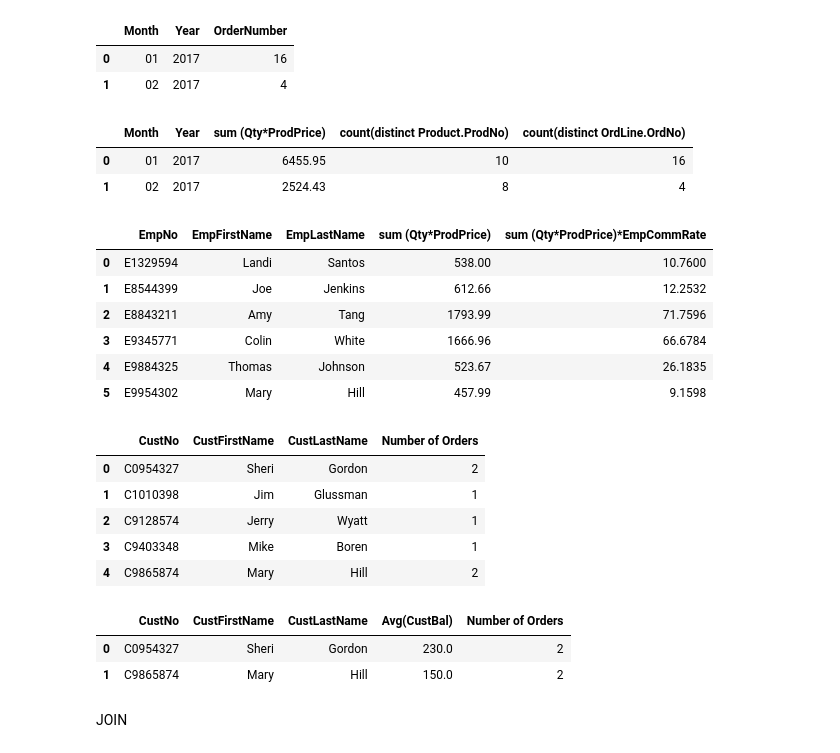
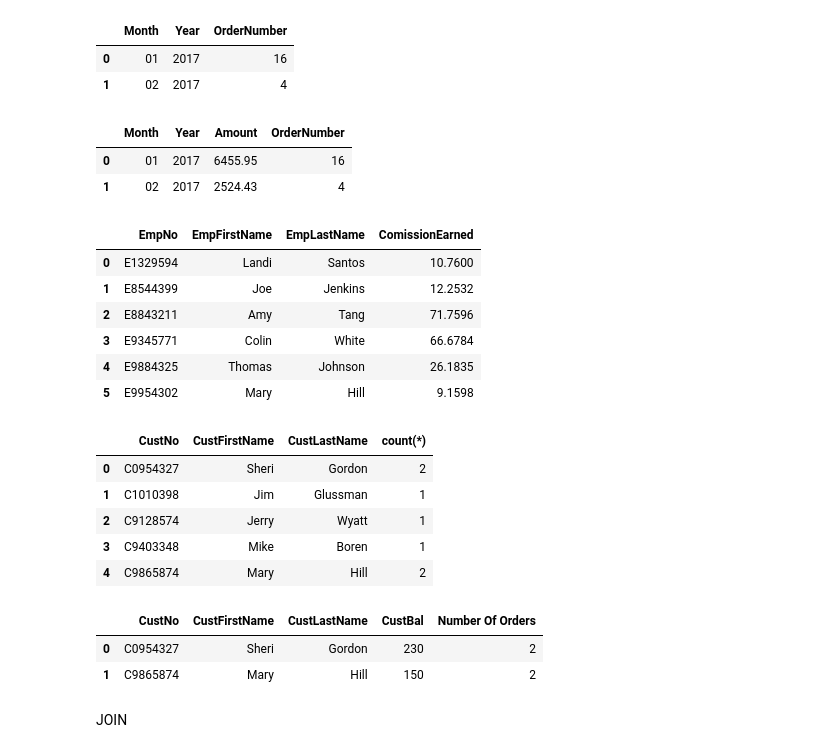
Before and after one commit to ogut77/BA, a Jupyter notebook: MultipleTableAns.ipynb, the cells around one changed output. Saved outputs shown, nothing was run; the diff lists cells and outputs as text; code cells hidden in the pictures.

```diff
--- a/MultipleTableAns.ipynb
+++ b/MultipleTableAns.ipynb
@@ -405,81 +398,63 @@ Q17
 |  | Month | Year | OrderNumber |
 | 0 | 01 | 2017 | 16 |
 | 1 | 02 | 2017 | 4 |
-# %%
-#18. List total value of product and number of different product sent by each month
-txt='''
-Select  strftime('%m', date(OrdDate)) AS Month , strftime('%Y', date(OrdDate)) AS Year,
-sum (Qty*ProdPrice),count(distinct Product.ProdNo) ,count(distinct OrdLine.OrdNo)
-From OrderTbl, OrdLine, Product
-Where OrderTbl.OrdNo=OrdLine.OrdNo and OrdLine.ProdNo=Product.ProdNo
-Group by strftime('%m', date(OrdDate)), strftime('%Y', date(OrdDate))
-
-'''
-Q18 =  psql.sqldf(txt)
-Q18
-# %% [output]
-|  | Month | Year | sum (Qty*ProdPrice) | count(distinct Product.ProdNo) | count(distinct OrdLine.OrdNo) |
-| 0 | 01 | 2017 | 6455.95 | 10 | 16 |
-| 1 | 02 | 2017 | 2524.43 | 8 | 4 |
+# %%
+#18. List total value of product and orderNo sent by each month
+txt='''
+
+'''
+Q18 =  psql.sqldf(txt)
+Q18
+# %% [output]
+|  | Month | Year | Amount | OrderNumber |
+| 0 | 01 | 2017 | 6455.95 | 16 |
+| 1 | 02 | 2017 | 2524.43 | 4 |
 # %%
 #19. List the employee number, the employee name (first and last), and total amount
 #of commissions on orders taken in January 2017. The amount of a commission is
 #the sum of the dollar amount of products ordered times the commission rate of the employee.
 txt='''
-Select Employee.EmpNo,	EmpFirstName,	EmpLastName, sum (Qty*ProdPrice),sum (Qty*ProdPrice)*EmpCommRate
-From Employee,OrderTbl,OrdLine,Product
-Where Employee.EmpNo=OrderTbl.EmpNo and OrderTbl.OrdNo=OrdLine.OrdNo and OrdLine.ProdNo=Product.ProdNo
-and strftime('%m', date(OrdDate))='01' and strftime('%Y', date(OrdDate))='2017'
-Group by Employee.EmpNo
+
 '''
 Q19 =  psql.sqldf(txt)
 Q19
 # %% [output]
-|  | EmpNo | EmpFirstName | EmpLastName | sum (Qty*ProdPrice) | sum (Qty*ProdPrice)*EmpCommRate |
-| 0 | E1329594 | Landi | Santos | 538.00 | 10.7600 |
-| 1 | E8544399 | Joe | Jenkins | 612.66 | 12.2532 |
-| 2 | E8843211 | Amy | Tang | 1793.99 | 71.7596 |
-| 3 | E9345771 | Colin | White | 1666.96 | 66.6784 |
-| 4 | E9884325 | Thomas | Johnson | 523.67 | 26.1835 |
-| 5 | E9954302 | Mary | Hill | 457.99 | 9.1598 |
+|  | EmpNo | EmpFirstName | EmpLastName | ComissionEarned |
+| 0 | E1329594 | Landi | Santos | 10.7600 |
+| 1 | E8544399 | Joe | Jenkins | 12.2532 |
+| 2 | E8843211 | Amy | Tang | 71.7596 |
+| 3 | E9345771 | Colin | White | 66.6784 |
+| 4 | E9884325 | Thomas | Johnson | 26.1835 |
+| 5 | E9954302 | Mary | Hill | 9.1598 |
 # %%
 #20. For Colorado customers, compute the number of orders placed in January 2017.
 #The result should include the customer number, last name, and number of
 #orders placed in January 2017.
 txt='''
-Select Customer.CustNo,	CustFirstName,	CustLastName,count(*) AS 'Number of Orders'
-From Customer,OrderTbl
-Where Customer.CustNo=OrderTbl.CustNo and
-CustState='CO' and strftime('%m', date(OrdDate))='01' and strftime('%Y', date(OrdDate))='2017'
-Group by Customer.CustNo
+
 
 '''
 Q20 =  psql.sqldf(txt)
 Q20
 # %% [output]
-|  | CustNo | CustFirstName | CustLastName | Number of Orders |
+|  | CustNo | CustFirstName | CustLastName | count(*) |
 | 0 | C0954327 | Sheri | Gordon | 2 |
 | 1 | C1010398 | Jim | Glussman | 1 |
 | 2 | C9128574 | Jerry | Wyatt | 1 |
 | 3 | C9403348 | Mike | Boren | 1 |
 | 4 | C9865874 | Mary | Hill | 2 |
 # %%
-#21. List the customer number, name (first and last),number of orders and average balance of Colorado
-#customers who have placed   more orders one order in January 2017.
+#21. List the customer number, name (first and last),number of orders and balance of Washington
+#customers who have placed one or more orders in January 2017.
 txt='''
-Select Customer.CustNo,	CustFirstName,	CustLastName,Avg(CustBal), count(*) AS 'Number of Orders'
-From Customer,OrderTbl
-Where Customer.CustNo=OrderTbl.CustNo and
-CustState='CO' and strftime('%m', date(OrdDate))='01' and strftime('%Y', date(OrdDate))='2017'
-Group by Customer.CustNo
-Having  count(*)>1
+
 '''
 Q21 =  psql.sqldf(txt)
 Q21
 # %% [output]
-|  | CustNo | CustFirstName | CustLastName | Avg(CustBal) | Number of Orders |
-| 0 | C0954327 | Sheri | Gordon | 230.0 | 2 |
-| 1 | C9865874 | Mary | Hill | 150.0 | 2 |
+|  | CustNo | CustFirstName | CustLastName | CustBal | Number Of Orders |
+| 0 | C0954327 | Sheri | Gordon | 230 | 2 |
+| 1 | C9865874 | Mary | Hill | 150 | 2 |
 # %% [markdown]
 JOIN
 # %% [markdown]
```
Also changed, not shown: parts of 11 cells of this notebook.
